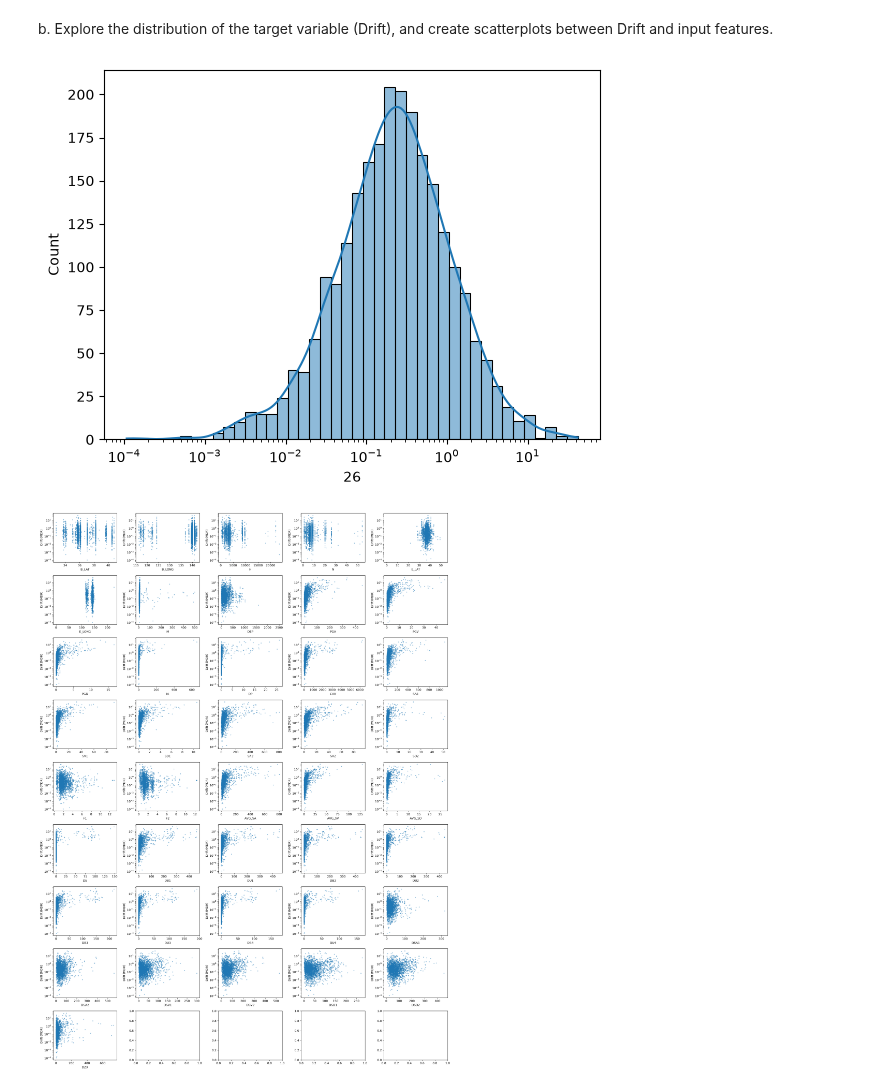
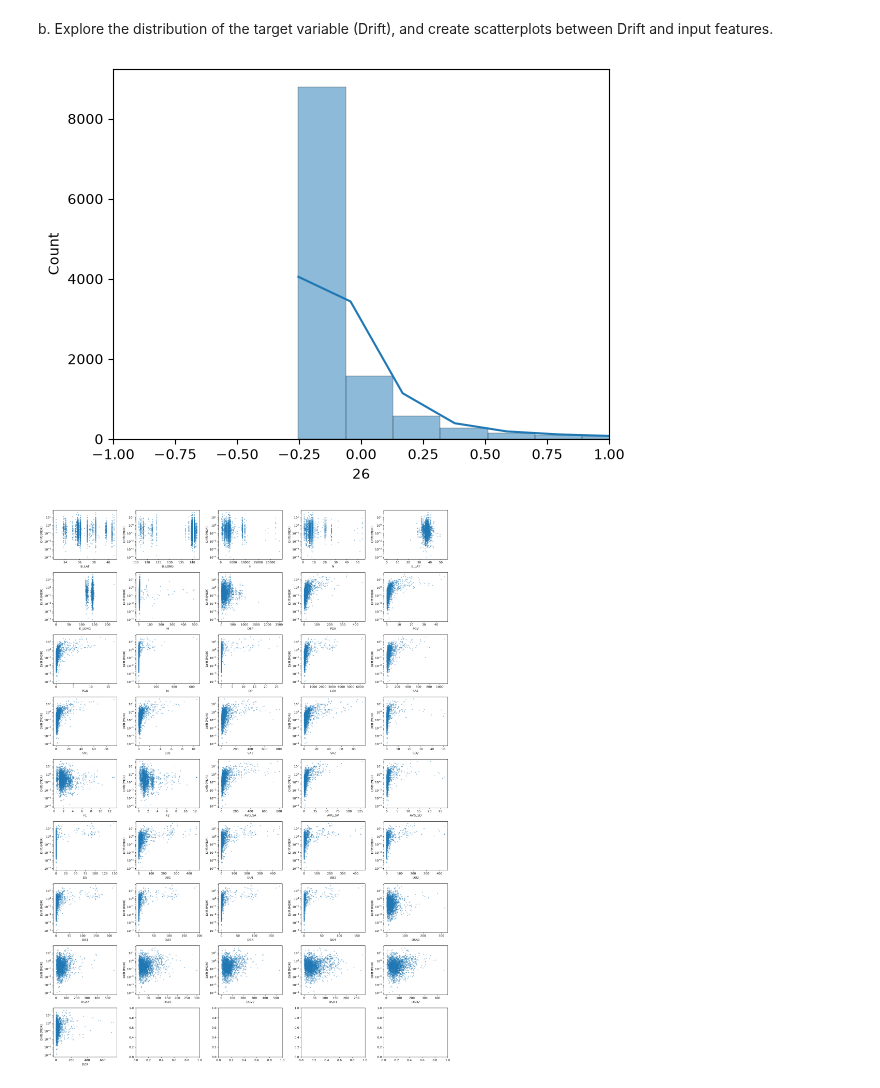
Before and after one commit to franciscoherrera2k05-tech/ds4021, a Jupyter notebook: Pacos_labs/02-seismic-support-vector-regression.ipynb, the cells around one changed output. Drawn from its saved outputs; the diff is of its cells as text; code cells hidden in the pictures.

```diff
--- a/Pacos_labs/02-seismic-support-vector-regression.ipynb
+++ b/Pacos_labs/02-seismic-support-vector-regression.ipynb
@@ -264,11 +258,12 @@ X_SVR.head() # check the first few rows to just to confirm data looks correct
 b. Explore the distribution of the target variable (Drift), and create scatterplots between Drift and input features.
 # %%
 # explore distribution of the target variable
-sns.histplot(y, kde=True, log_scale=True) # need to log scale
+sns.histplot(y, kde=True, log_scale=False) # need to log scale
+plt.xlim([-1,1])
 plt.show()
 # using log scale b/c that's what the paper did
 # %% [output]
-[figure, old version]
+[figure, new version]
 # %%
 # scatterplot of Drift vs each feature
 
```
Also changed, not shown: parts of 3 cells of this notebook, 3 other files.
